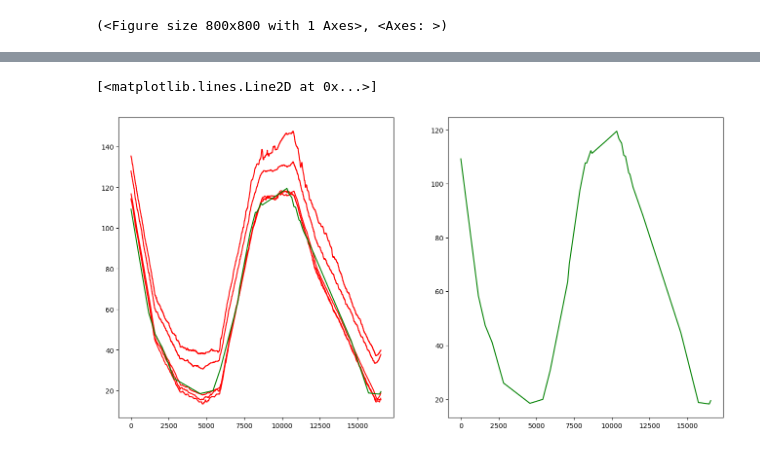
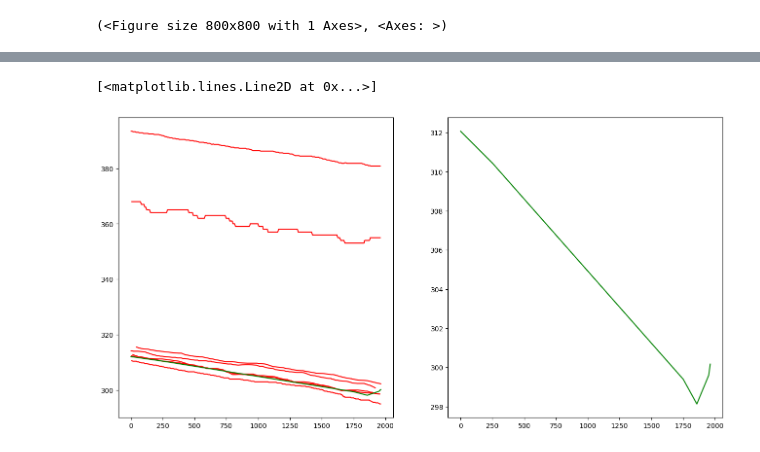
Before and after one commit to pierremennesson/garmin_elevation_process, a Jupyter notebook: analyse_results.ipynb, the cells around one changed output, grey strips where cells are left out. Saved outputs shown, nothing was run; the diff lists cells and outputs as text; code cells hidden in the pictures.

```diff
--- a/analyse_results.ipynb
+++ b/analyse_results.ipynb
@@ -40,20 +40,20 @@ edges=sorted(edges_elevation_data.keys(),key=lambda edge:len(navigation_df[(navi
 # %%
 plt.rcParams['figure.figsize']=(16,8)
 _,ax=plt.subplots(1,2)
-edge=edges[-1]
+edge=edges[-56]
 edge_df=navigation_df[navigation_df.edge==edge]
 for _,segment_df in edge_df.groupby(['file_path','segment']):
     ax[0].plot(segment_df['edge_coordinate'],segment_df['elevation'],c='r')
 length=G_osm.get_edge_data(*edge)['length']
 edge_df=navigation_df[navigation_df.edge==(edge[1],edge[0],edge[2])]
 for _,segment_df in edge_df.groupby(['file_path','segment']):
     ax[0].plot(length-segment_df['edge_coordinate'],segment_df['elevation'],c='r')
 
 
 edge_elevation_datum=edges_elevation_data[edge][0]
 X,Y=edge_elevation_datum['X'],edge_elevation_datum['Y']
 ax[0].plot(X,Y,c='g')
 ax[1].plot(X,Y,c='g')
 # %% [output]
 [<matplotlib.lines.Line2D at 0x...>]
-[figure, old version]
+[figure, new version]
```
Also changed, not shown: parts of 1 cell of this notebook, 5 other files.
